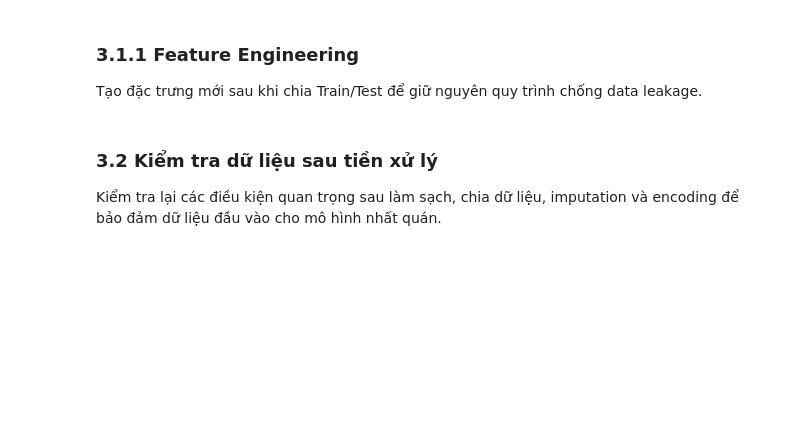
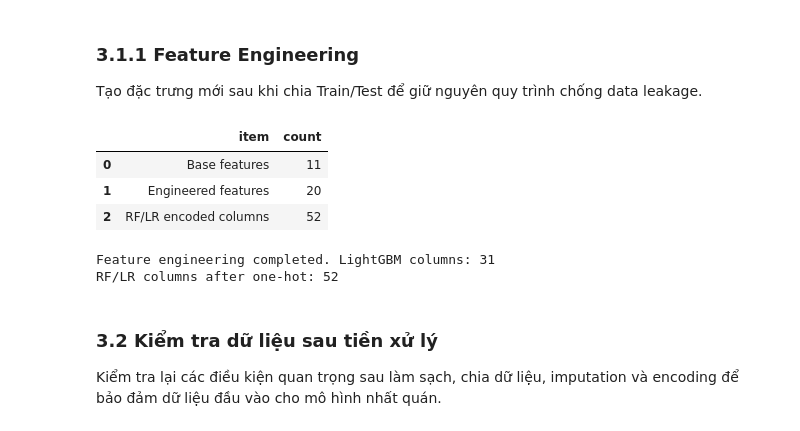
Before and after one commit to tranvanngan/Nhom-05-ML, a Jupyter notebook: CreditRiskPrediction.ipynb, the cells around one changed output. Cells and saved outputs as stored; diff of their text form; code cells hidden in the pictures; blank space fills up the shorter version.

Commit message:
clean up feature engineering

```diff
--- a/CreditRiskPrediction.ipynb
+++ b/CreditRiskPrediction.ipynb
@@ -373,14 +490,7 @@ Tạo đặc trưng mới sau khi chia Train/Test để giữ nguyên quy trình
 # --- 3.1.1 Feature Engineering: add leakage-safe features ---
 base_feature_count = X_train.shape[1]
 
-original_cat_cols = [
-    "person_home_ownership",
-    "loan_intent",
-    "loan_grade",
-    "cb_person_default_on_file",
-]
 fe_cat_cols = ["age_group", "income_group", "loan_size_group", "credit_history_group"]
-cat_cols = original_cat_cols + fe_cat_cols
 
 grade_risk_map = {"A": 1, "B": 2, "C": 3, "D": 4, "E": 5, "F": 6, "G": 7}
 fe_thresholds = {
@@ -451,65 +561,68 @@ def apply_credit_risk_features(data):
         include_lowest=True,
     )
 
     return data_fe
 
 
 X_train_fe = apply_credit_risk_features(X_train)
 X_test_fe = apply_credit_risk_features(X_test)
 
-# LightGBM: keep NaN values and cast categorical columns.
-X_train_lgb = X_train_fe.copy()
-X_test_lgb = X_test_fe.copy()
+engineered_cols = [col for col in X_train_fe.columns if col not in X_train.columns]
+numeric_engineered_cols = [col for col in engineered_cols if col not in fe_cat_cols]
 
-for col in cat_cols:
+# Reuse preprocessing outputs and append only the new features.
+X_train_lgb = X_train_lgb.copy()
+X_test_lgb = X_test_lgb.copy()
+
+for col in engineered_cols:
+    X_train_lgb[col] = X_train_fe[col]
+    X_test_lgb[col] = X_test_fe[col]
+
+for col in fe_cat_cols:
     X_train_lgb[col] = X_train_lgb[col].astype("category")
     X_test_lgb[col] = pd.Categorical(X_test_lgb[col], categories=X_train_lgb[col].cat.categories)
 
-# Random Forest / Logistic Regression: impute numeric columns and one-hot encode categoricals.
-X_train_imputed = X_train_fe.copy()
-X_test_imputed = X_test_fe.copy()
+# RF/LR reuse the imputed and encoded data created in preprocessing.
+X_train_fe_imputed = apply_credit_risk_features(X_train_imputed)
+X_test_fe_imputed = apply_credit_risk_features(X_test_imputed)
 
-for col in ["loan_int_rate", "person_emp_length"]:
-    X_train_imputed[f"{col}_missing"] = X_train_imputed[col].isna().astype(int)
-    X_test_imputed[f"{col}_missing"] = X_test_imputed[col].isna().astype(int)
+fe_encoded_prefixes = tuple(f"{col}_" for col in fe_cat_cols)
+existing_fe_encoded_cols = [
+    col for col in X_train_encoded.columns
+    if col in numeric_engineered_cols or col.startswith(fe_encoded_prefixes)
+]
+X_train_encoded = X_train_encoded.drop(columns=existing_fe_encoded_cols, errors="ignore").copy()
+X_test_encoded = X_test_encoded.drop(columns=existing_fe_encoded_cols, errors="ignore").copy()
 
-loan_grade_medians = X_train_imputed.groupby("loan_grade")["loan_int_rate"].median()
-global_loan_int_median = X_train_imputed["loan_int_rate"].median()
-X_train_imputed["loan_int_rate"] = (
-    X_train_imputed["loan_int_rate"]
-    .fillna(X_train_imputed["loan_grade"].map(loan_grade_medians))
-    .fillna(global_loan_int_median)
-)
-X_test_imputed["loan_int_rate"] = (
-    X_test_imputed["loan_int_rate"]
-    .fillna(X_test_imputed["loan_grade"].map(loan_grade_medians))
-    .fillna(global_loan_int_median)
-)
+X_train_encoded[numeric_engineered_cols] = X_train_fe_imputed[numeric_engineered_cols]
+X_test_encoded[numeric_engineered_cols] = X_test_fe_imputed[numeric_engineered_cols]
 
-emp_median = X_train_imputed["person_emp_length"].median()
-X_train_imputed["person_emp_length"] = X_train_imputed["person_emp_length"].fillna(emp_median)
-X_test_imputed["person_emp_length"] = X_test_imputed["person_emp_length"].fillna(emp_median)
+X_train_fe_dummies = pd.get_dummies(X_train_fe_imputed[fe_cat_cols], columns=fe_cat_cols, drop_first=True).astype(float)
+X_test_fe_dummies = pd.get_dummies(X_test_fe_imputed[fe_cat_cols], columns=fe_cat_cols, drop_first=True)
+X_test_fe_dummies = X_test_fe_dummies.reindex(columns=X_train_fe_dummies.columns, fill_value=0).astype(float)
 
-numeric_cols_fe = X_train_imputed.select_dtypes(include=[np.number]).columns.tolist()
-numeric_medians = X_train_imputed[numeric_cols_fe].median()
-X_train_imputed[numeric_cols_fe] = X_train_imputed[numeric_cols_fe].fillna(numeric_medians)
-X_test_imputed[numeric_cols_fe] = X_test_imputed[numeric_cols_fe].fillna(numeric_medians)
-
-X_train_encoded = pd.get_dummies(X_train_imputed, columns=cat_cols, drop_first=True).astype(float)
-X_test_encoded = pd.get_dummies(X_test_imputed, columns=cat_cols, drop_first=True)
+X_train_encoded = pd.concat([X_train_encoded, X_train_fe_dummies], axis=1).astype(float)
+X_test_encoded = pd.concat([X_test_encoded, X_test_fe_dummies], axis=1)
 X_test_encoded = X_test_encoded.reindex(columns=X_train_encoded.columns, fill_value=0).astype(float)
 
 scaler = StandardScaler()
 X_train_lr_scaled = scaler.fit_transform(X_train_encoded)
 X_test_lr_scaled = scaler.transform(X_test_encoded)
 
 fe_summary = pd.DataFrame({
     "item": ["Base features", "Engineered features", "RF/LR encoded columns"],
     "count": [base_feature_count, X_train_lgb.shape[1] - base_feature_count, X_train_encoded.shape[1]],
 })
 display(fe_summary)
 print(f"Feature engineering completed. LightGBM columns: {X_train_lgb.shape[1]}")
 print(f"RF/LR columns after one-hot: {X_train_encoded.shape[1]}")
+# %% [output]
+|  | item | count |
+| 0 | Base features | 11 |
+| 1 | Engineered features | 20 |
+| 2 | RF/LR encoded columns | 52 |
+Feature engineering completed. LightGBM columns: 31
+RF/LR columns after one-hot: 52
 # %% [markdown]
 ### 3.2 Kiểm tra dữ liệu sau tiền xử lý
 Kiểm tra lại các điều kiện quan trọng sau làm sạch, chia dữ liệu, imputation và encoding để bảo đảm dữ liệu đầu vào cho mô hình nhất quán.
```
Also changed, not shown: parts of 25 cells of this notebook.
